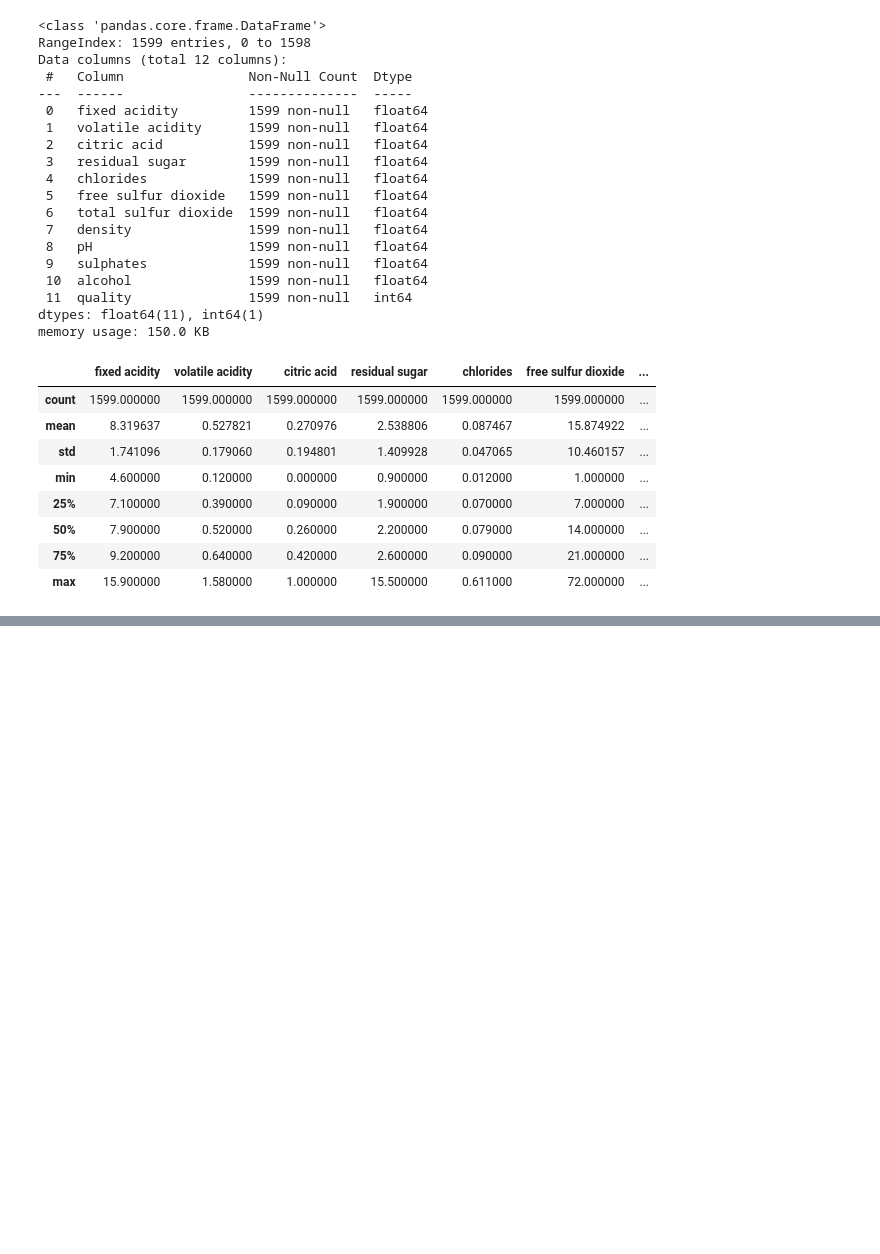
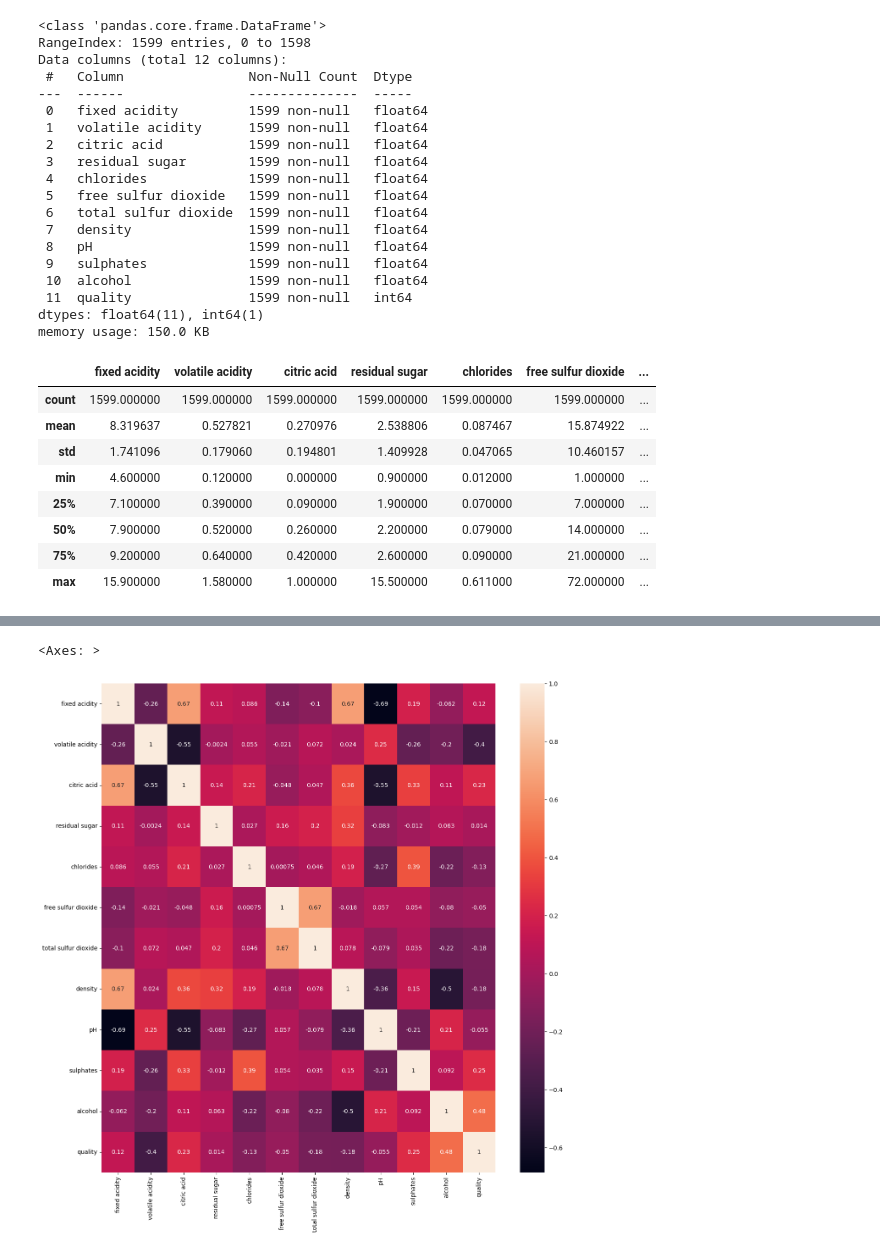
Before and after one commit to Ananddd06/Beginner_to_Advance_Machine_Learning_for_Freshers, a Jupyter notebook: EDA/redwine.ipynb, the cells around one changed output, grey strips where cells are left out. Saved outputs shown, nothing was run; the diff lists cells and outputs as text; code cells hidden in the pictures; blank space fills up the shorter version.

Commit message:
Added the duplicates , missing value , correlation

```diff
--- a/EDA/redwine.ipynb
+++ b/EDA/redwine.ipynb
@@ -74,0 +126,3 @@ df.describe()
+# %%
+#  we need to drop the duplicates as it wont have any impact in predicting the dataset
+df.drop_duplicates(inplace=True)
@@ -74,0 +150,7 @@ df.describe()
+# %%
+import seaborn as sns
+plt.figure(figsize=(15,15))
+sns.heatmap(df.corr() , annot = True)
+# %% [output]
+<Axes: >
+[figure, added]
```
Also changed, not shown: parts of 7 cells of this notebook.
